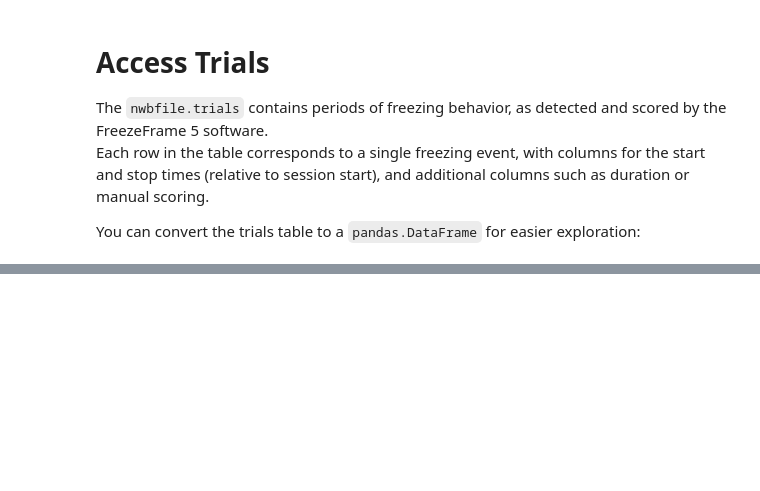
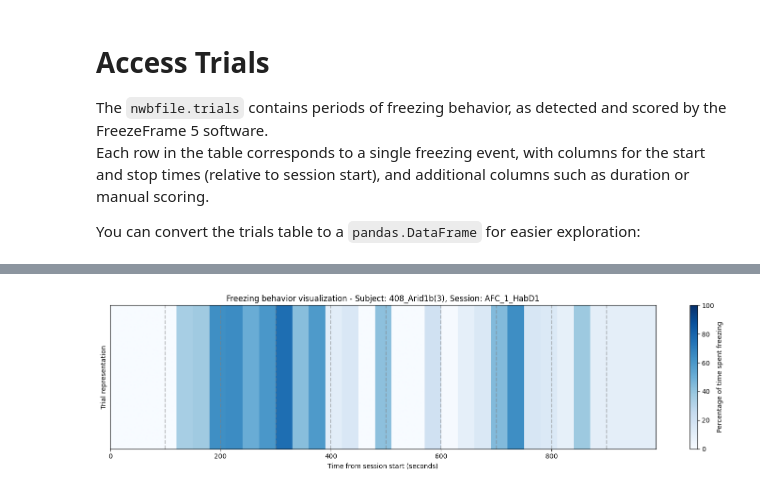
Before and after one commit to catalystneuro/kind-lab-to-nwb, a Jupyter notebook: src/kind_lab_to_nwb/rat_behavioural_phenotyping_2025/tutorials/auditory_fear_conditioning_tutorial.ipynb, the cells around one changed output, grey strips where cells are left out. Drawn from its saved outputs; the diff is of its cells as text; code cells hidden in the pictures; blank space fills up the shorter version.

Commit message:
add visualization for AFC freezing times

```diff
--- a/src/kind_lab_to_nwb/rat_behavioural_phenotyping_2025/tutorials/auditory_fear_conditioning_tutorial.ipynb
+++ b/src/kind_lab_to_nwb/rat_behavioural_phenotyping_2025/tutorials/auditory_fear_conditioning_tutorial.ipynb
@@ -207,0 +202,59 @@ plt.show()
+# %%
+import numpy as np
+
+import matplotlib.pyplot as plt
+import matplotlib.colors as mcolors
+
+# Calculate total experiment duration
+experiment_duration = int(trials['stop_time'].max())
+
+# Create an image array to represent the trials
+image_width = experiment_duration
+image_height = 100
+image = np.zeros((image_height, image_width, 4))  # RGBA
+
+# Define colormap for percentage of freezing (cool colors)
+cmap = plt.cm.Blues
+
+# Fill in the image with trial data
+for _, row in trials.iterrows():
+    start = int(round(row['start_time']))
+    stop = int(round(row['stop_time']))
+    width = stop - start
+
+    # Get color based on percentage of time spent freezing
+    freeze_pct = row['percentage_of_time_spent_freezing']
+    color_intensity = freeze_pct / 100.0 if freeze_pct > 0 else 0
+    color = cmap(color_intensity)
+
+    # Fill the column with the appropriate color
+    for x in range(start, stop):
+        if x < image_width:
+            image[:, x] = color
+
+# Create a figure and display the image
+fig, ax = plt.subplots(figsize=(15, 4))
+ax.imshow(image, aspect='auto')
+
+# Add color bar for reference
+norm = mcolors.Normalize(vmin=0, vmax=100)
+sm = plt.cm.ScalarMappable(cmap=cmap, norm=norm)
+sm.set_array([])
+cbar = plt.colorbar(sm, ax=ax, label='Percentage of time spent freezing')
+
+# Add labels and title
+ax.set_title(f'Freezing behavior - Subject: {subject_id}, Session: {session_id}')
+ax.set_xlabel('Time from session start (seconds)')
+ax.set_ylabel('Trial representation')
+
+# Remove y-axis ticks as they don't represent anything specific
+ax.set_yticks([])
+
+# Add some markers for reference every 100 seconds
+for t in range(0, experiment_duration, 100):
+    ax.axvline(x=t, color='gray', linestyle='--', alpha=0.5)
+
+plt.tight_layout()
+plt.show()
+# %% [output]
+[figure, added]
```
Also changed, not shown: parts of 9 cells of this notebook.
